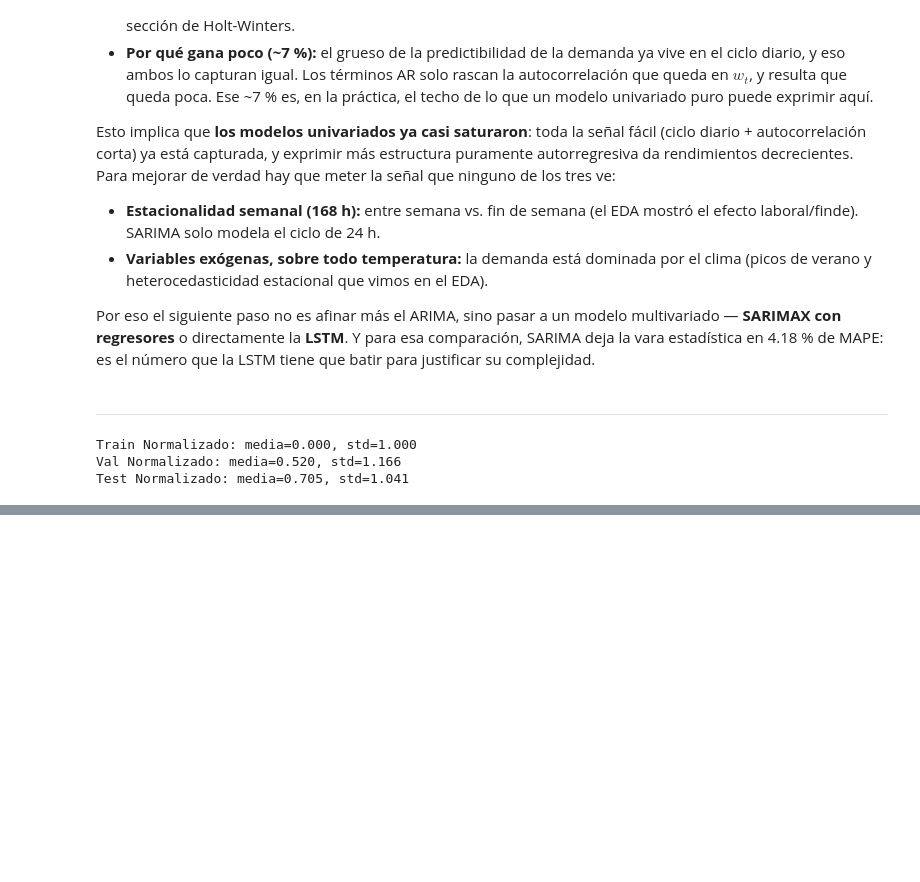
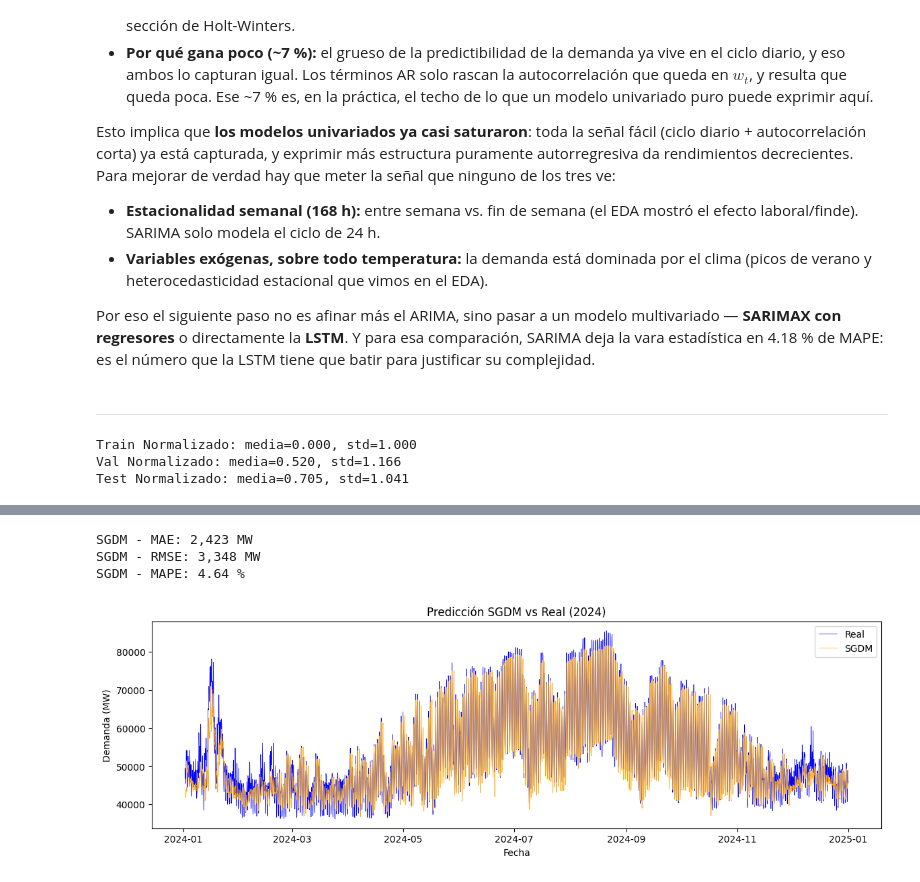
Before and after one commit to Arvo27/Electricity-Demand-Forecasting-Numerical-Methods-vs-Neural-Networks, a Jupyter notebook: Electricity_Demand.ipynb, the cells around one changed output, grey strips where cells are left out. Cells and saved outputs as stored; diff of their text form; code cells hidden in the pictures; blank space fills up the shorter version.

```diff
--- a/Electricity_Demand.ipynb
+++ b/Electricity_Demand.ipynb
@@ -863,0 +950,7 @@ Entonces LSTM gana por la no linealidad, ya que la demanda no se comporta lineal
+# %%
+#SGD con momentum
+
+model_sgdm = SimpleLSTM()
+optimizer = torch.optim.SGD(model_sgdm.parameters(), lr=1e-3, momentum=0.9)
+criterion = nn.MSELoss()
+model_sgdm, train_sgdm, val_sgdm = train_model(model_sgdm, optimizer, criterion, train_loader, val_loader, num_epochs=50)
@@ -863,0 +1011,36 @@ Entonces LSTM gana por la no linealidad, ya que la demanda no se comporta lineal
+# %%
+# Conectar el arnes
+
+# Primero poner el modelo en modo evaluación y predecir sobre el test_loader
+model_sgdm.eval()
+with torch.no_grad():
+    predictions = []
+    actuals = []
+    for X_batch, y_batch in test_loader:
+        y_pred = model_sgdm(X_batch)
+        predictions.append(y_pred.numpy())
+        actuals.append(y_batch.numpy())
+
+    # Desescalar las predicciones y los valores reales
+    predictions = np.concatenate(predictions, axis=0)
+    actuals = np.concatenate(actuals, axis=0)
+
+    predictions_descaled = predictions * std_train + mean_train
+    actuals_descaled = actuals * std_train + mean_train
+
+# Alineacion: Predictions y actuals tienen longitud [N, 24], ¿cómo conviertes tus (N, 24) bloques solapados en una comparación justa contra el piso y el SARIMA?
+pred_blocks = predictions_descaled[::24].flatten()
+actual_blocks = actuals_descaled[::24].flatten()
+
+# Evaluar el modelo LSTM
+start = 24 # window_size
+idx = test.index[start:start + len(pred_blocks)]  # Alinear con el índice de test
+pred_series = pd.Series(pred_blocks, index=idx)
+real_series = pd.Series(actual_blocks, index=idx)
+
+r_lstm_sgd = evaluate(real_series, pred_series, name='SGDM', graficar=True)
+# %% [output]
+SGDM - MAE: 2,423 MW
+SGDM - RMSE: 3,348 MW
+SGDM - MAPE: 4.64 %
+[figure, added]
```
Also changed, not shown: parts of 8 cells of this notebook.
